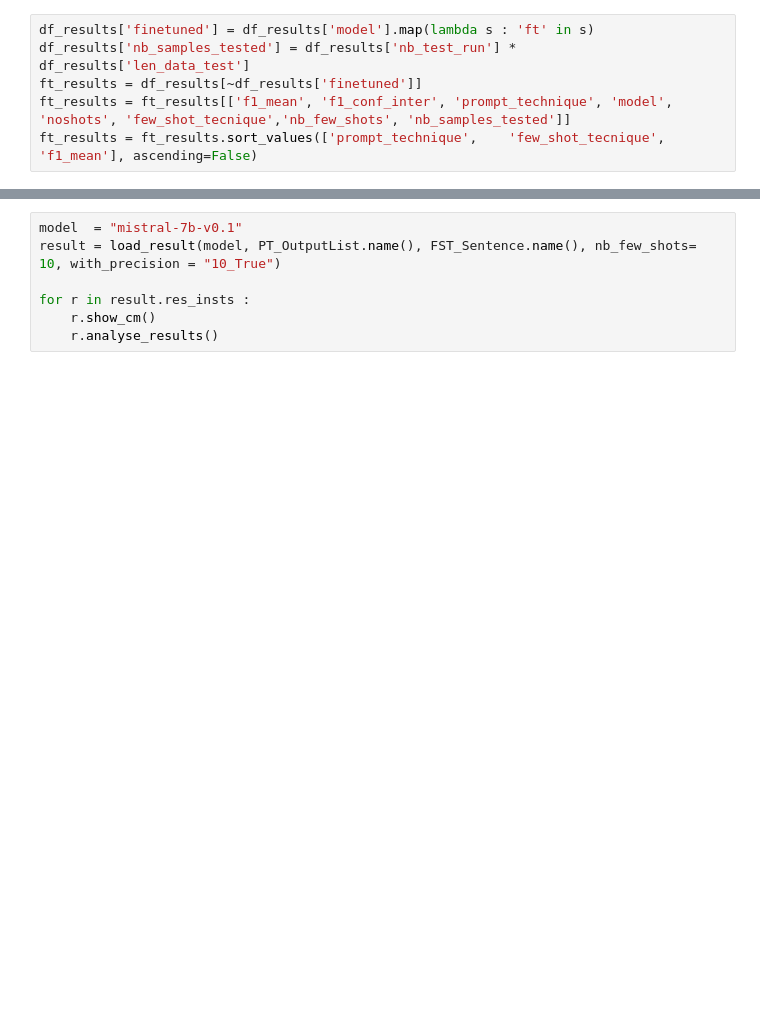
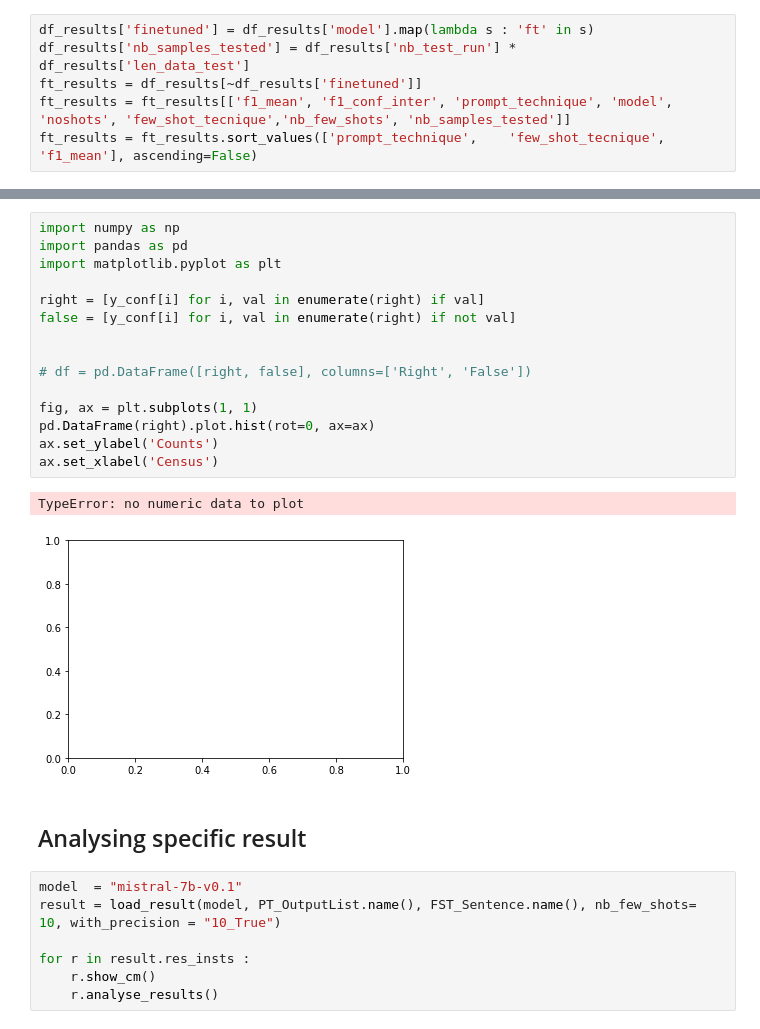
Before and after one commit to MathieuDesponds/Information-extraction-in-official-documents-using-LLMs, a Jupyter notebook: analysing_results.ipynb, the cells around one changed output, grey strips where cells are left out. Drawn from its saved outputs; the diff is of its cells as text; blank space fills up the shorter version.

```diff
--- a/analysing_results.ipynb
+++ b/analysing_results.ipynb
@@ -119,3 +194,23 @@ ft_results.loc[idx_max].pivot(index=['model','prompt_technique', 'nb_few_shots',
+# %%
+import numpy as np
+import pandas as pd
+import matplotlib.pyplot as plt
+
+right = [y_conf[i] for i, val in enumerate(right) if val]
+false = [y_conf[i] for i, val in enumerate(right) if not val]
+
+
+# df = pd.DataFrame([right, false], columns=['Right', 'False'])
+
+fig, ax = plt.subplots(1, 1)
+pd.DataFrame(right).plot.hist(rot=0, ax=ax)
+ax.set_ylabel('Counts')
+ax.set_xlabel('Census')
+# %% [output]
+TypeError: no numeric data to plot
+[figure, added]
+# %% [markdown]
+## Analysing specific result
 # %%
 model  = "mistral-7b-v0.1"
 result = load_result(model, PT_OutputList.name(), FST_Sentence.name(), nb_few_shots= 10, with_precision = "10_True")
```
Also changed, not shown: parts of 8 cells of this notebook, 2 other files.
